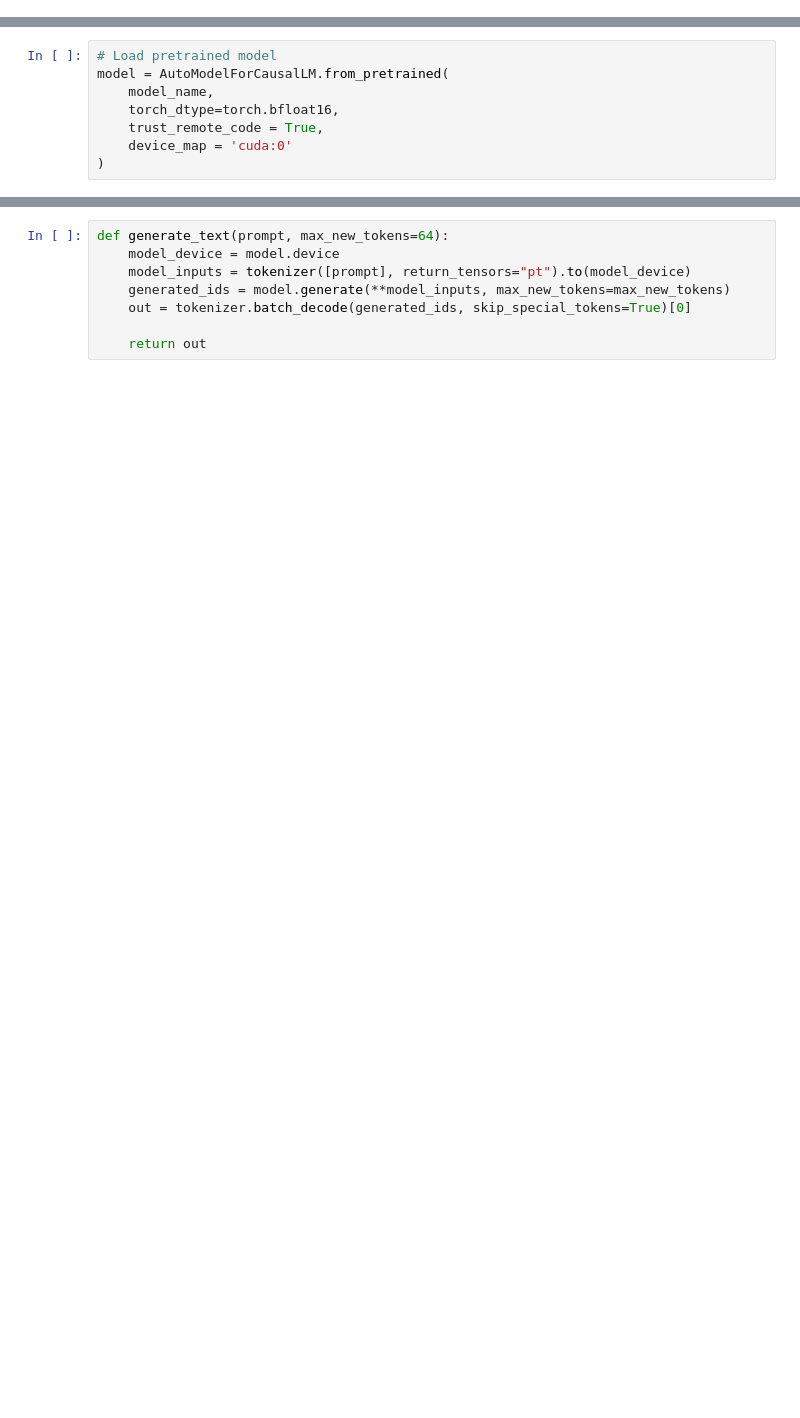
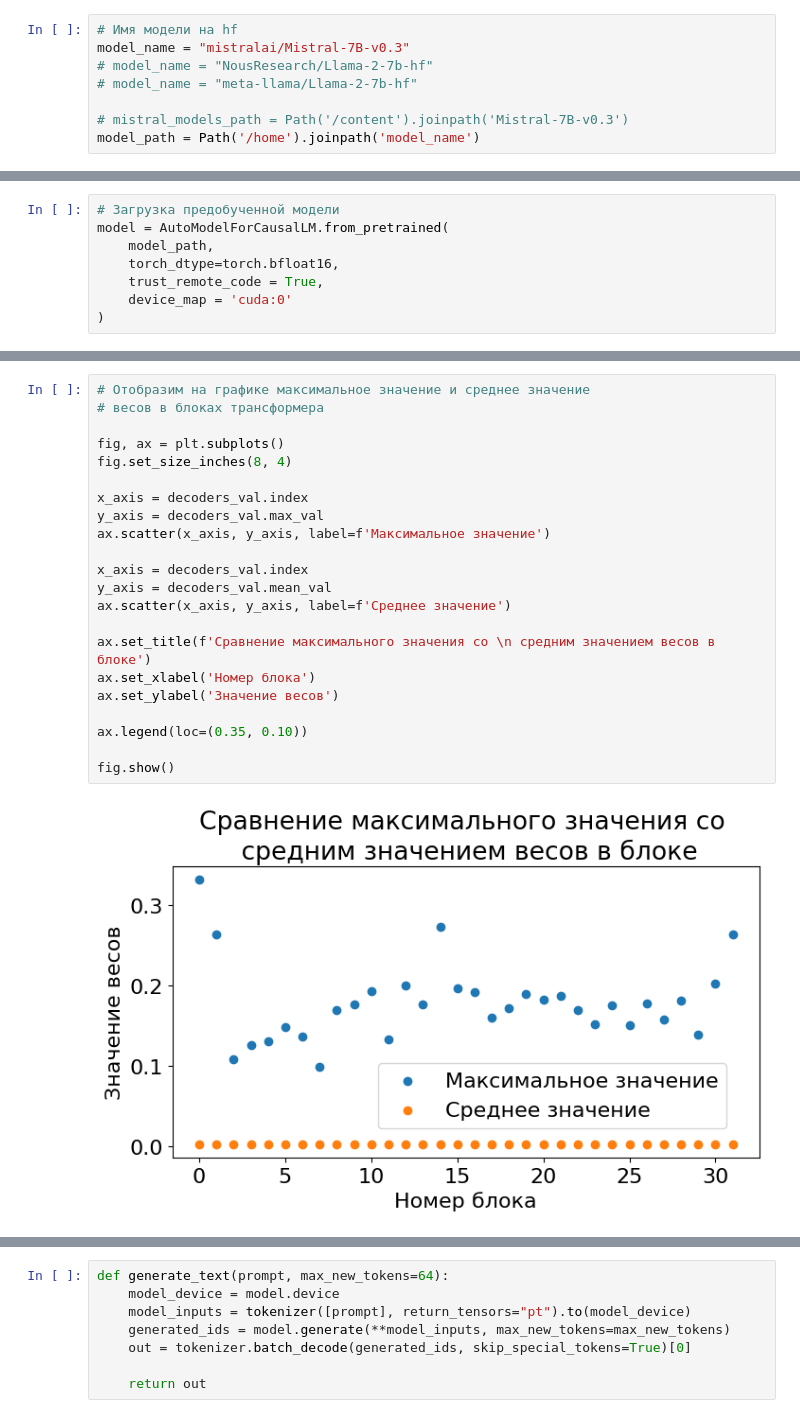
Before and after one commit to On-Point-RND/Efficient-DL-Models, a Jupyter notebook: Week 4/Seminars/LLM_quantization/QLoRA_seminar.ipynb, the cells around one changed output, grey strips where cells are left out. Cells and saved outputs as stored; diff of their text form; blank space fills up the shorter version.

```diff
--- a/Week 4/Seminars/LLM_quantization/QLoRA_seminar.ipynb
+++ b/Week 4/Seminars/LLM_quantization/QLoRA_seminar.ipynb
@@ -144,0 +80,8 @@ tokenizer_kwargs = {
+# %%
+# Имя модели на hf
+model_name = "mistralai/Mistral-7B-v0.3"
+# model_name = "NousResearch/Llama-2-7b-hf"
+# model_name = "meta-llama/Llama-2-7b-hf"
+
+# mistral_models_path = Path('/content').joinpath('Mistral-7B-v0.3')
+model_path = Path('/home').joinpath('model_name')
@@ -145,7 +113,7 @@ tokenizer_kwargs = {
 # %%
-# Load pretrained model
+# Загрузка предобученной модели
 model = AutoModelForCausalLM.from_pretrained(
-    model_name,
+    model_path,
     torch_dtype=torch.bfloat16,
     trust_remote_code = True,
     device_map = 'cuda:0'
@@ -204,0 +264,24 @@ LlamaForCausalLM(
+# %%
+# Отобразим на графике максимальное значение и среднее значение
+# весов в блоках трансформера
+
+fig, ax = plt.subplots()
+fig.set_size_inches(8, 4)
+
+x_axis = decoders_val.index
+y_axis = decoders_val.max_val
+ax.scatter(x_axis, y_axis, label=f'Максимальное значение')
+
+x_axis = decoders_val.index
+y_axis = decoders_val.mean_val
+ax.scatter(x_axis, y_axis, label=f'Среднее значение')
+
+ax.set_title(f'Сравнение максимального значения со \n средним значением весов в блоке')
+ax.set_xlabel('Номер блока')
+ax.set_ylabel('Значение весов')
+
+ax.legend(loc=(0.35, 0.10))
+
+fig.show()
+# %% [output]
+[figure, added]
```
Also changed, not shown: parts of 120 cells of this notebook.
